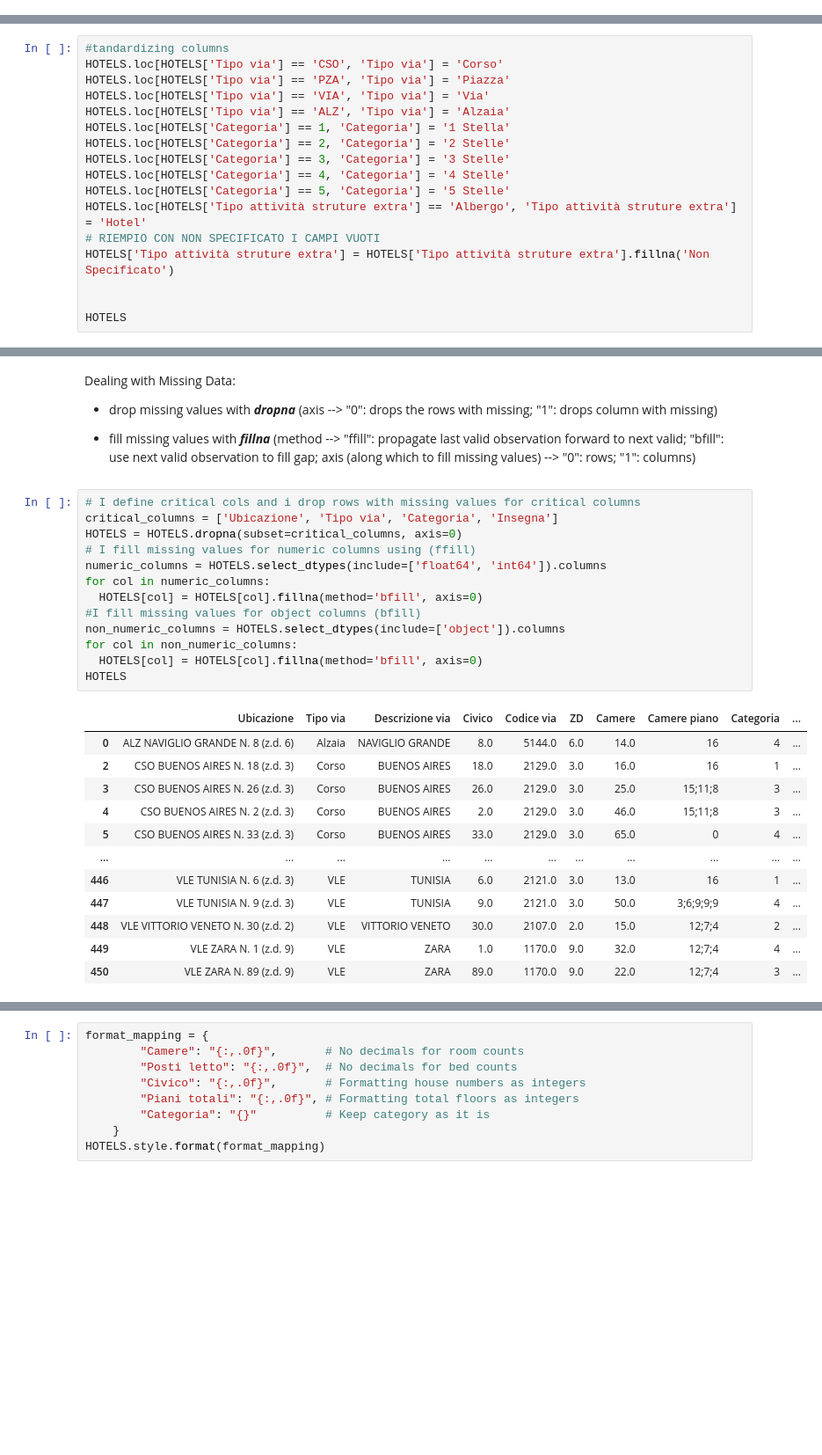
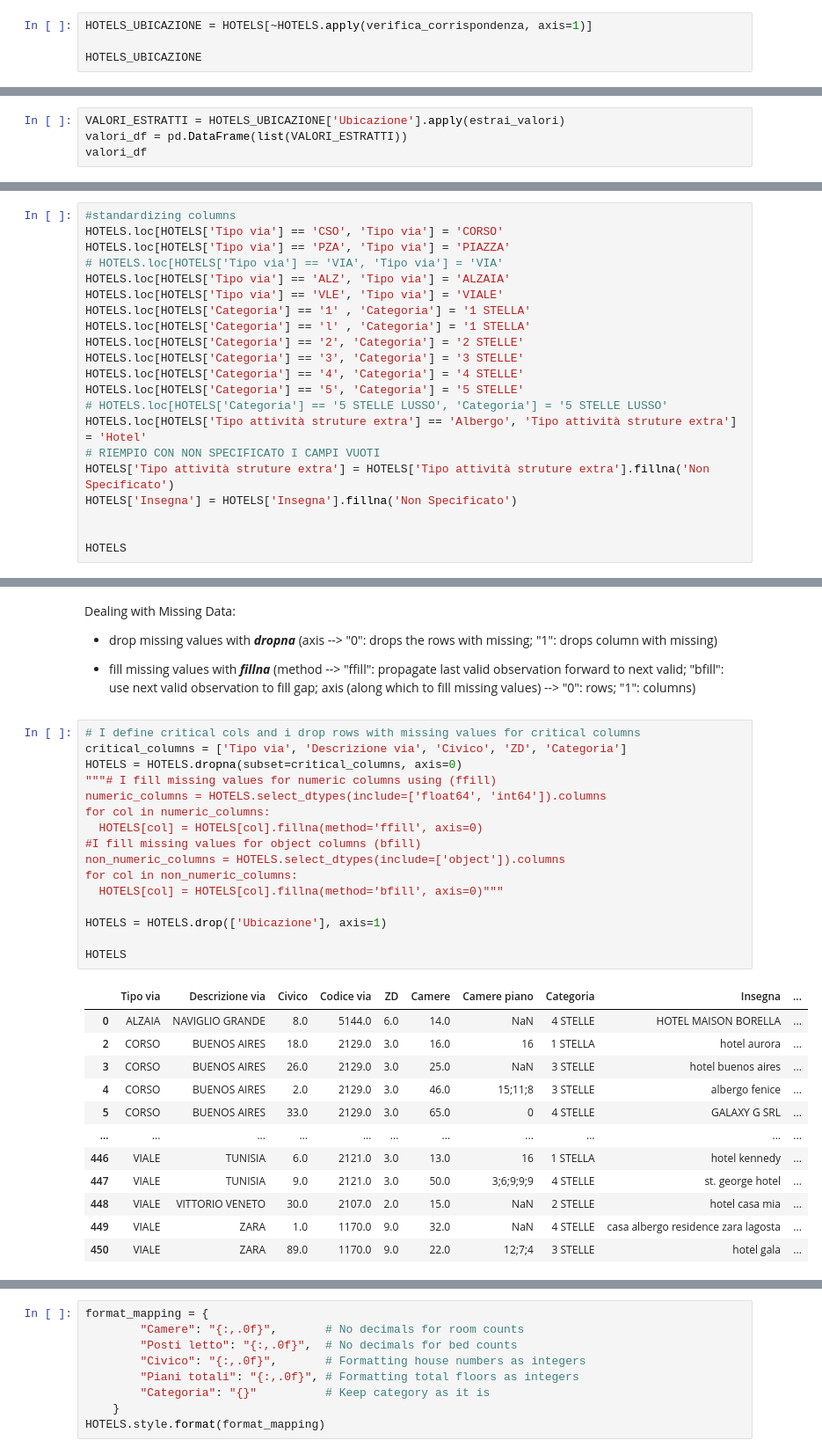
Before and after one commit to SamuGalli/DIQ, a Jupyter notebook: 4_Data_Wranling.ipynb, the cells around one changed output, grey strips where cells are left out. Shown at 88% size. Drawn from its saved outputs; the diff is of its cells as text; blank space fills up the shorter version.

```diff
--- a/4_Data_Wranling.ipynb
+++ b/4_Data_Wranling.ipynb
@@ -90,0 +144,4 @@ HOTELS.sort_values('ZD', ascending=True)
+# %%
+HOTELS_UBICAZIONE = HOTELS[~HOTELS.apply(verifica_corrispondenza, axis=1)]
+
+HOTELS_UBICAZIONE
@@ -90,0 +162,4 @@ HOTELS.sort_values('ZD', ascending=True)
+# %%
+VALORI_ESTRATTI = HOTELS_UBICAZIONE['Ubicazione'].apply(estrai_valori)
+valori_df = pd.DataFrame(list(VALORI_ESTRATTI))
+valori_df
@@ -93,19 +234,23 @@ HOTELS.sort_values('ZD', ascending=True)
 
   *Standardization* consists of reorganizazation of composed fields, data type checks, and replacement of alternative spellings with a single one. This type of reorganization has the purpose of making comparisons easier.
 # %%
-#tandardizing columns
-HOTELS.loc[HOTELS['Tipo via'] == 'CSO', 'Tipo via'] = 'Corso'
-HOTELS.loc[HOTELS['Tipo via'] == 'PZA', 'Tipo via'] = 'Piazza'
-HOTELS.loc[HOTELS['Tipo via'] == 'VIA', 'Tipo via'] = 'Via'
-HOTELS.loc[HOTELS['Tipo via'] == 'ALZ', 'Tipo via'] = 'Alzaia'
-HOTELS.loc[HOTELS['Categoria'] == 1, 'Categoria'] = '1 Stella'
-HOTELS.loc[HOTELS['Categoria'] == 2, 'Categoria'] = '2 Stelle'
-HOTELS.loc[HOTELS['Categoria'] == 3, 'Categoria'] = '3 Stelle'
-HOTELS.loc[HOTELS['Categoria'] == 4, 'Categoria'] = '4 Stelle'
-HOTELS.loc[HOTELS['Categoria'] == 5, 'Categoria'] = '5 Stelle'
+#standardizing columns
+HOTELS.loc[HOTELS['Tipo via'] == 'CSO', 'Tipo via'] = 'CORSO'
+HOTELS.loc[HOTELS['Tipo via'] == 'PZA', 'Tipo via'] = 'PIAZZA'
+# HOTELS.loc[HOTELS['Tipo via'] == 'VIA', 'Tipo via'] = 'VIA'
+HOTELS.loc[HOTELS['Tipo via'] == 'ALZ', 'Tipo via'] = 'ALZAIA'
+HOTELS.loc[HOTELS['Tipo via'] == 'VLE', 'Tipo via'] = 'VIALE'
+HOTELS.loc[HOTELS['Categoria'] == '1' , 'Categoria'] = '1 STELLA'
+HOTELS.loc[HOTELS['Categoria'] == 'l' , 'Categoria'] = '1 STELLA'
+HOTELS.loc[HOTELS['Categoria'] == '2', 'Categoria'] = '2 STELLE'
+HOTELS.loc[HOTELS['Categoria'] == '3', 'Categoria'] = '3 STELLE'
+HOTELS.loc[HOTELS['Categoria'] == '4', 'Categoria'] = '4 STELLE'
+HOTELS.loc[HOTELS['Categoria'] == '5', 'Categoria'] = '5 STELLE'
+# HOTELS.loc[HOTELS['Categoria'] == '5 STELLE LUSSO', 'Categoria'] = '5 STELLE LUSSO'
 HOTELS.loc[HOTELS['Tipo attività struture extra'] == 'Albergo', 'Tipo attività struture extra'] = 'Hotel'
 # RIEMPIO CON NON SPECIFICATO I CAMPI VUOTI
 HOTELS['Tipo attività struture extra'] = HOTELS['Tipo attività struture extra'].fillna('Non Specificato')
+HOTELS['Insegna'] = HOTELS['Insegna'].fillna('Non Specificato')
 
 
 HOTELS
@@ -135,27 +280,30 @@ HOTELS
   "bfill": use next valid observation to fill gap; axis (along which to fill missing values) --> "0": rows; "1": columns)
 # %%
 # I define critical cols and i drop rows with missing values for critical columns
-critical_columns = ['Ubicazione', 'Tipo via', 'Categoria', 'Insegna']
+critical_columns = ['Tipo via', 'Descrizione via', 'Civico', 'ZD', 'Categoria']
 HOTELS = HOTELS.dropna(subset=critical_columns, axis=0)
-# I fill missing values for numeric columns using (ffill)
+"""# I fill missing values for numeric columns using (ffill)
 numeric_columns = HOTELS.select_dtypes(include=['float64', 'int64']).columns
 for col in numeric_columns:
-  HOTELS[col] = HOTELS[col].fillna(method='bfill', axis=0)
+  HOTELS[col] = HOTELS[col].fillna(method='ffill', axis=0)
 #I fill missing values for object columns (bfill)
 non_numeric_columns = HOTELS.select_dtypes(include=['object']).columns
 for col in non_numeric_columns:
-  HOTELS[col] = HOTELS[col].fillna(method='bfill', axis=0)
+  HOTELS[col] = HOTELS[col].fillna(method='bfill', axis=0)"""
+
+HOTELS = HOTELS.drop(['Ubicazione'], axis=1)
+
 HOTELS
 # %% [output]
-|  | Ubicazione | Tipo via | Descrizione via | Civico | Codice via | ZD | Camere | Camere piano | Categoria | ... |
-| 0 | ALZ NAVIGLIO GRANDE N. 8 (z.d. 6) | Alzaia | NAVIGLIO GRANDE | 8.0 | 5144.0 | 6.0 | 14.0 | 16 | 4 | ... |
-| 2 | CSO BUENOS AIRES N. 18 (z.d. 3) | Corso | BUENOS AIRES | 18.0 | 2129.0 | 3.0 | 16.0 | 16 | 1 | ... |
-| 3 | CSO BUENOS AIRES N. 26 (z.d. 3) | Corso | BUENOS AIRES | 26.0 | 2129.0 | 3.0 | 25.0 | 15;11;8 | 3 | ... |
-| 4 | CSO BUENOS AIRES N. 2 (z.d. 3) | Corso | BUENOS AIRES | 2.0 | 2129.0 | 3.0 | 46.0 | 15;11;8 | 3 | ... |
-| 5 | CSO BUENOS AIRES N. 33 (z.d. 3) | Corso | BUENOS AIRES | 33.0 | 2129.0 | 3.0 | 65.0 | 0 | 4 | ... |
+|  | Tipo via | Descrizione via | Civico | Codice via | ZD | Camere | Camere piano | Categoria | Insegna | ... |
+| 0 | ALZAIA | NAVIGLIO GRANDE | 8.0 | 5144.0 | 6.0 | 14.0 | NaN | 4 STELLE | HOTEL MAISON BORELLA | ... |
+| 2 | CORSO | BUENOS AIRES | 18.0 | 2129.0 | 3.0 | 16.0 | 16 | 1 STELLA | hotel aurora | ... |
+| 3 | CORSO | BUENOS AIRES | 26.0 | 2129.0 | 3.0 | 25.0 | NaN | 3 STELLE | hotel buenos aires | ... |
+| 4 | CORSO | BUENOS AIRES | 2.0 | 2129.0 | 3.0 | 46.0 | 15;11;8 | 3 STELLE | albergo fenice | ... |
+| 5 | CORSO | BUENOS AIRES | 33.0 | 2129.0 | 3.0 | 65.0 | 0 | 4 STELLE | GALAXY G SRL | ... |
 | ... | ... | ... | ... | ... | ... | ... | ... | ... | ... | ... |
-| 446 | VLE TUNISIA N. 6 (z.d. 3) | VLE | TUNISIA | 6.0 | 2121.0 | 3.0 | 13.0 | 16 | 1 | ... |
-| 447 | VLE TUNISIA N. 9 (z.d. 3) | VLE | TUNISIA | 9.0 | 2121.0 | 3.0 | 50.0 | 3;6;9;9;9 | 4 | ... |
-| 448 | VLE VITTORIO VENETO N. 30 (z.d. 2) | VLE | VITTORIO VENETO | 30.0 | 2107.0 | 2.0 | 15.0 | 12;7;4 | 2 | ... |
-| 449 | VLE ZARA N. 1 (z.d. 9) | VLE | ZARA | 1.0 | 1170.0 | 9.0 | 32.0 | 12;7;4 | 4 | ... |
-| 450 | VLE ZARA N. 89 (z.d. 9) | VLE | ZARA | 89.0 | 1170.0 | 9.0 | 22.0 | 12;7;4 | 3 | ... |
+| 446 | VIALE | TUNISIA | 6.0 | 2121.0 | 3.0 | 13.0 | 16 | 1 STELLA | hotel kennedy | ... |
+| 447 | VIALE | TUNISIA | 9.0 | 2121.0 | 3.0 | 50.0 | 3;6;9;9;9 | 4 STELLE | st. george hotel | ... |
+| 448 | VIALE | VITTORIO VENETO | 30.0 | 2107.0 | 2.0 | 15.0 | NaN | 2 STELLE | hotel casa mia | ... |
+| 449 | VIALE | ZARA | 1.0 | 1170.0 | 9.0 | 32.0 | NaN | 4 STELLE | casa albergo residence zara lagosta | ... |
+| 450 | VIALE | ZARA | 89.0 | 1170.0 | 9.0 | 22.0 | 12;7;4 | 3 STELLE | hotel gala | ... |
```
Also changed, not shown: parts of 14 cells of this notebook, 1 other file.
